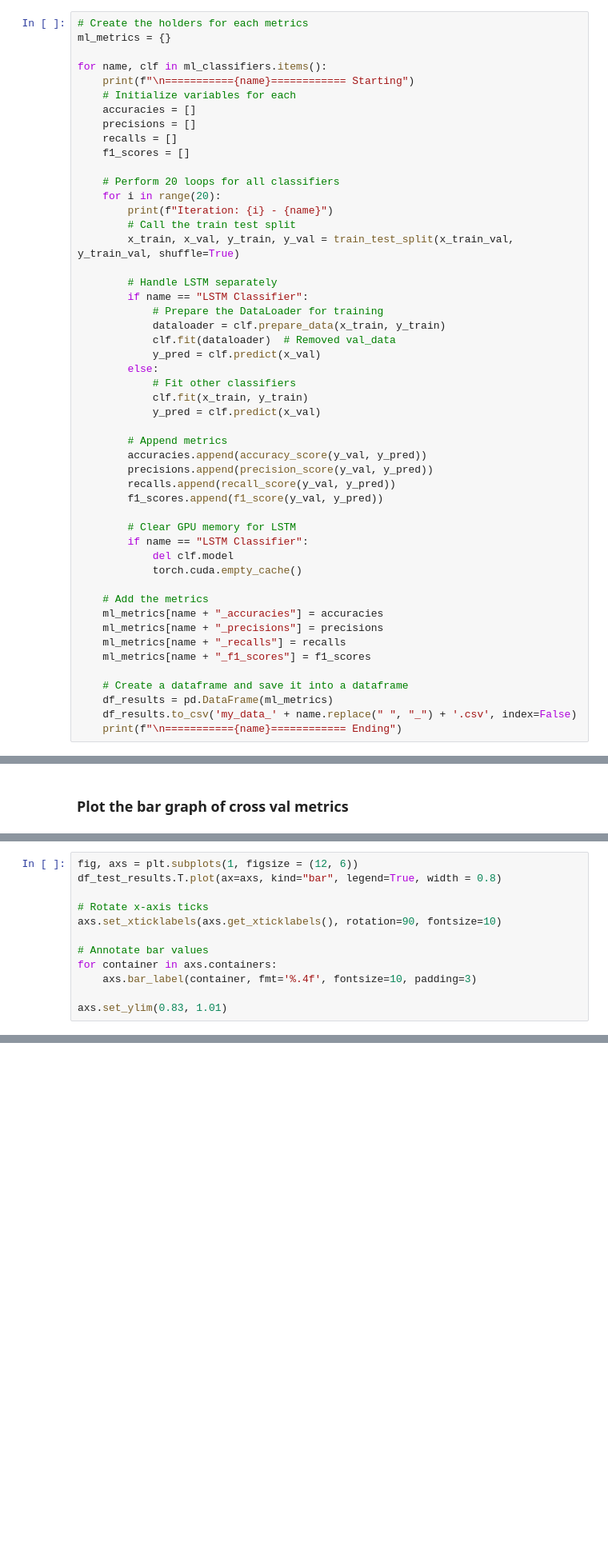
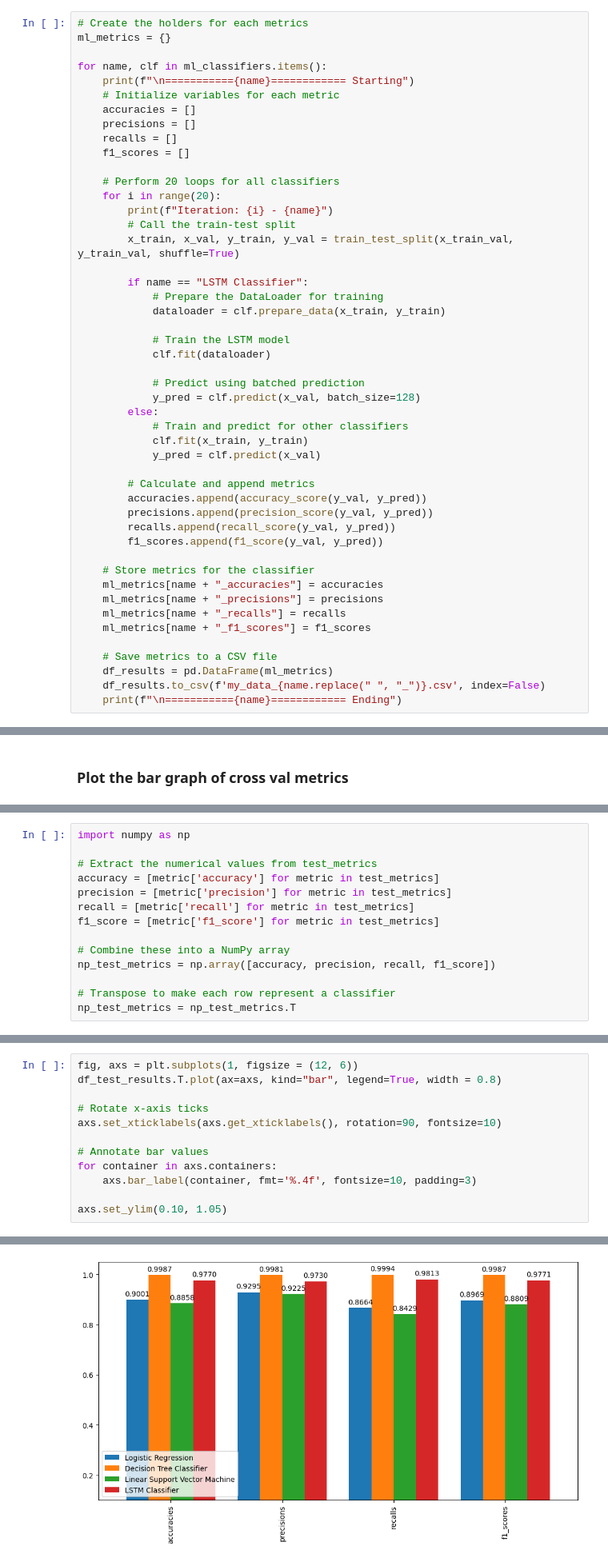
Before and after one commit to juanpajedrez/AAI-501-Final-Project-Code, a Jupyter notebook: notebooks/ml_fraud_algos.ipynb, the cells around one changed output, grey strips where cells are left out. Shown: that part at 80% size. Saved outputs shown, nothing was run; the diff lists cells and outputs as text; blank space fills up the shorter version.

```diff
--- a/notebooks/ml_fraud_algos.ipynb
+++ b/notebooks/ml_fraud_algos.ipynb
@@ -301,7 +321,7 @@ ml_metrics = {}
 
 for name, clf in ml_classifiers.items():
     print(f"\n==========={name}============ Starting")
-    # Initialize variables for each
+    # Initialize variables for each metric
     accuracies = []
     precisions = []
     recalls = []
@@ -310,39 +330,37 @@ for name, clf in ml_classifiers.items():
     # Perform 20 loops for all classifiers
     for i in range(20):
         print(f"Iteration: {i} - {name}")
-        # Call the train test split
+        # Call the train-test split
         x_train, x_val, y_train, y_val = train_test_split(x_train_val, y_train_val, shuffle=True)
 
-        # Handle LSTM separately
         if name == "LSTM Classifier":
             # Prepare the DataLoader for training
             dataloader = clf.prepare_data(x_train, y_train)
-            clf.fit(dataloader)  # Removed val_data
-            y_pred = clf.predict(x_val)
+
+            # Train the LSTM model
+            clf.fit(dataloader)
+
+            # Predict using batched prediction
+            y_pred = clf.predict(x_val, batch_size=128)
         else:
-            # Fit other classifiers
+            # Train and predict for other classifiers
             clf.fit(x_train, y_train)
             y_pred = clf.predict(x_val)
 
-        # Append metrics
+        # Calculate and append metrics
         accuracies.append(accuracy_score(y_val, y_pred))
         precisions.append(precision_score(y_val, y_pred))
         recalls.append(recall_score(y_val, y_pred))
         f1_scores.append(f1_score(y_val, y_pred))
 
-        # Clear GPU memory for LSTM
-        if name == "LSTM Classifier":
-            del clf.model
-            torch.cuda.empty_cache()
-
-    # Add the metrics
+    # Store metrics for the classifier
     ml_metrics[name + "_accuracies"] = accuracies
     ml_metrics[name + "_precisions"] = precisions
     ml_metrics[name + "_recalls"] = recalls
     ml_metrics[name + "_f1_scores"] = f1_scores
 
-    # Create a dataframe and save it into a dataframe
+    # Save metrics to a CSV file
     df_results = pd.DataFrame(ml_metrics)
-    df_results.to_csv('my_data_' + name.replace(" ", "_") + '.csv', index=False)
+    df_results.to_csv(f'my_data_{name.replace(" ", "_")}.csv', index=False)
     print(f"\n==========={name}============ Ending")
 # %% [output]
@@ -484 +552,15 @@ np_test_metrics = np_test_metrics.reshape(3,4)
+# %%
+import numpy as np
+
+# Extract the numerical values from test_metrics
+accuracy = [metric['accuracy'] for metric in test_metrics]
+precision = [metric['precision'] for metric in test_metrics]
+recall = [metric['recall'] for metric in test_metrics]
+f1_score = [metric['f1_score'] for metric in test_metrics]
+
+# Combine these into a NumPy array
+np_test_metrics = np.array([accuracy, precision, recall, f1_score])
+
+# Transpose to make each row represent a classifier
+np_test_metrics = np_test_metrics.T
 # %%
@@ -503,4 +593,5 @@ axs.set_xticklabels(axs.get_xticklabels(), rotation=90, fontsize=10)
 for container in axs.containers:
     axs.bar_label(container, fmt='%.4f', fontsize=10, padding=3)
 
-axs.set_ylim(0.83, 1.01)
+axs.set_ylim(0.10, 1.05)
+# %% [output]
@@ -507,3 +599,4 @@ axs.set_ylim(0.83, 1.01)
+[figure, added]
 # %% [markdown]
 ### Print each of the classification reports
 # %%
```
Also changed, not shown: parts of 38 cells of this notebook, 3 other files.
